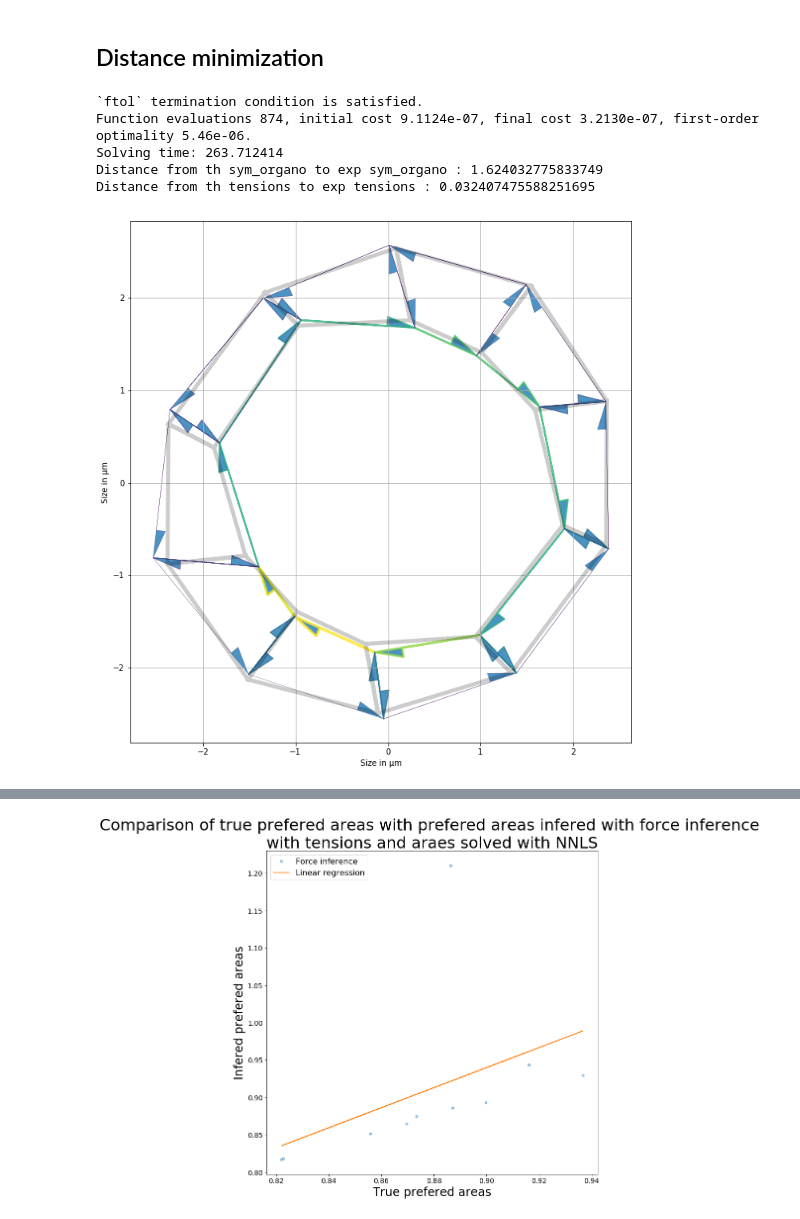
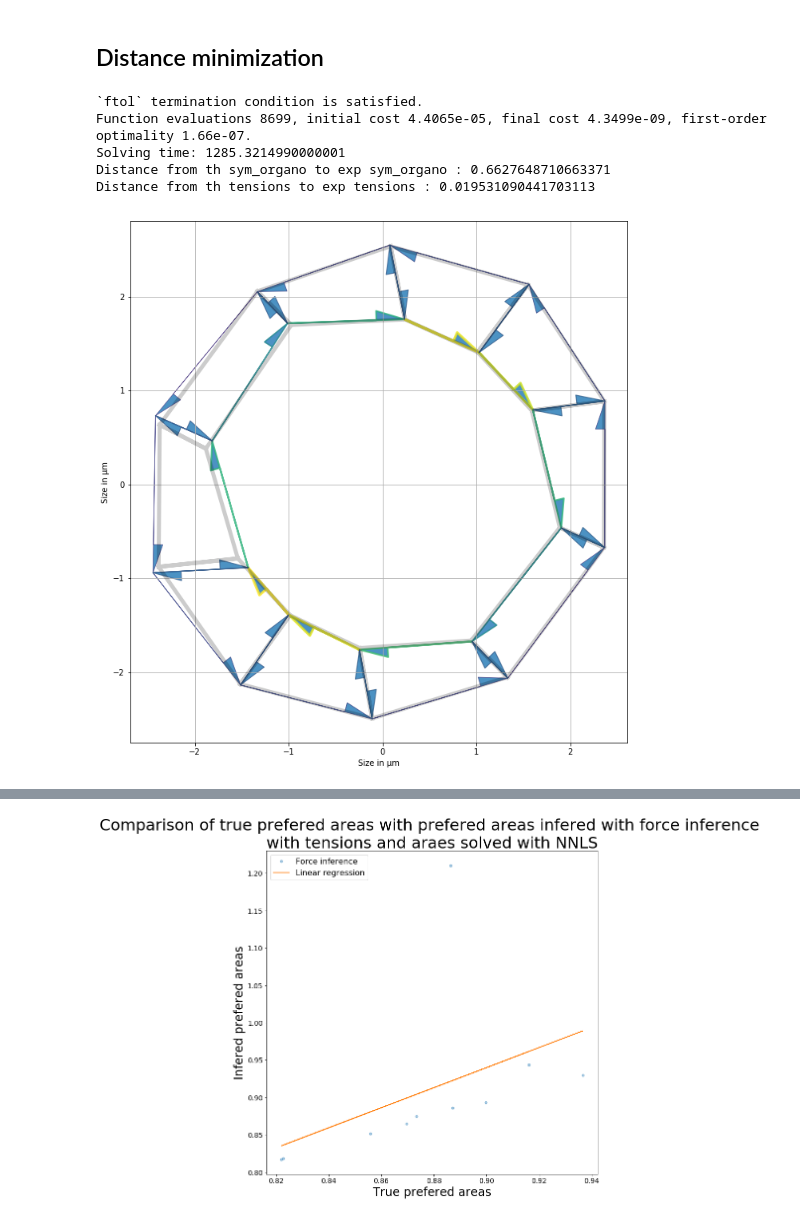
Before and after one commit to felixquinton/tyssue-taylor, a Jupyter notebook: notebooks/three_cases/synth_tensions_and_areas.ipynb, the cells around one changed output, grey strips where cells are left out. Cells and saved outputs as stored; diff of their text form; code cells hidden in the pictures.

```diff
--- a/notebooks/three_cases/synth_tensions_and_areas.ipynb
+++ b/notebooks/three_cases/synth_tensions_and_areas.ipynb
@@ -244,27 +260,27 @@ Standard error : 0.04848068703380642
 # %% [markdown]
 ## Distance minimization
 # %%
-iprint_file = "../../assets/dist_at_each_f_ev/synth_tensions_and_areas.txt"
-res_sym_tensions = adjust_tensions(rescaled_tensions_sym_organo,
+iprint_file = "../../assets/dist_at_each_f_ev/synth_tensions_and_areas2.txt"
+res_sym_tensions = adjust_tensions(sym_organo,
                                    opt_scale.x*initial_guess['tensions'],
                                    {'dic':{'apical' : False, 'basal': False}, 'weight':0},
                                    energy_opt, iprint_file=iprint_file, **lm_opt)
 opt_tensions_sym_organo = sym_organo.copy()
 opt_tensions_sym_organo.edge_df.line_tension = prepare_tensions(opt_tensions_sym_organo, res_sym_tensions.x)
 opt_tensions_sym_organo.face_df.prefered_area = sym_organo.face_df.area + initial_guess['areas'][:-1]
 opt_tensions_sym_organo.settings['lumen_prefered_volume'] = sym_organo.settings['lumen_volume'] + initial_guess['areas'][-1]
 Solver.find_energy_min(opt_tensions_sym_organo, geom, model)
 print('Solving time: '+str(time.clock()-start))
 print_tensions(opt_tensions_sym_organo, sym_organo)
 print('Distance from th sym_organo to exp sym_organo : ' +
       str(np.sum(np.linalg.norm(_distance(sym_organo, opt_tensions_sym_organo), axis=1))))
 print('Distance from th tensions to exp tensions : ' +
       str(np.sum(np.linalg.norm(sym_organo.edge_df.line_tension[:3*nb_cells] -
                                 opt_tensions_sym_organo.edge_df.line_tension[:3*nb_cells]))))
 # %% [output]
 `ftol` termination condition is satisfied.
-Function evaluations 874, initial cost 9.1124e-07, final cost 3.2130e-07, first-order optimality 5.46e-06.
-Solving time: 263.712414
-Distance from th sym_organo to exp sym_organo : 1.624032775833749
-Distance from th tensions to exp tensions : 0.032407475588251695
+Function evaluations 8699, initial cost 4.4065e-05, final cost 4.3499e-09, first-order optimality 1.66e-07.
+Solving time: 1285.3214990000001
+Distance from th sym_organo to exp sym_organo : 0.6627648710663371
+Distance from th tensions to exp tensions : 0.019531090441703113
-[figure, old version]
+[figure, new version]
```
Also changed, not shown: parts of 5 cells of this notebook, 4 other files.
